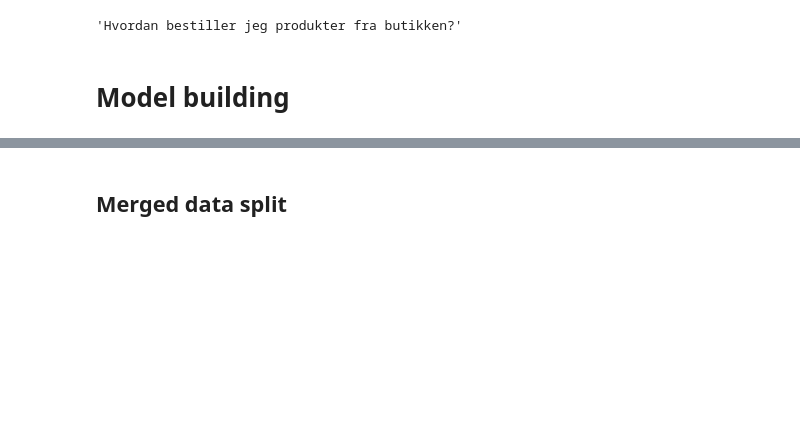
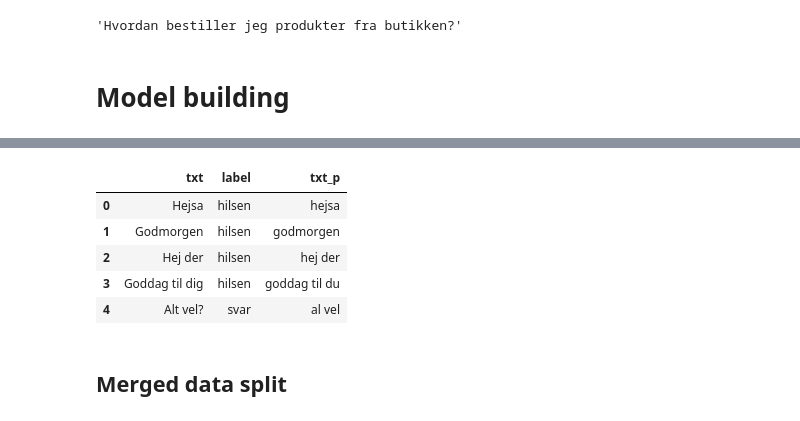
Before and after one commit to tobiasmj97/M3_Semester_Project, a Jupyter notebook: da_chatbot.ipynb, the cells around one changed output, grey strips where cells are left out. Saved outputs shown, nothing was run; the diff lists cells and outputs as text; code cells hidden in the pictures; blank space fills up the shorter version.

```diff
--- a/da_chatbot.ipynb
+++ b/da_chatbot.ipynb
@@ -247,6 +224,6 @@ def word_count(review):
     review_list = review.split()
     return len(review_list)
 
-df_orginal['Word_count'] = df_orginal['txt'].apply(word_count)
+df_original['Word_count'] = df_original['txt'].apply(word_count)
 # %%
 # mean word length for each question
@@ -447 +437,10 @@ df_orginal['txt'][15]
+# %%
+df_synthetic.head()
+# %% [output]
+|  | txt | label | txt_p |
+| 0 | Hejsa | hilsen | hejsa |
+| 1 | Godmorgen | hilsen | godmorgen |
+| 2 | Hej der | hilsen | hej der |
+| 3 | Goddag til dig | hilsen | goddag til du |
+| 4 | Alt vel? | svar | al vel |
 # %%
```
Also changed, not shown: parts of 198 cells of this notebook.
